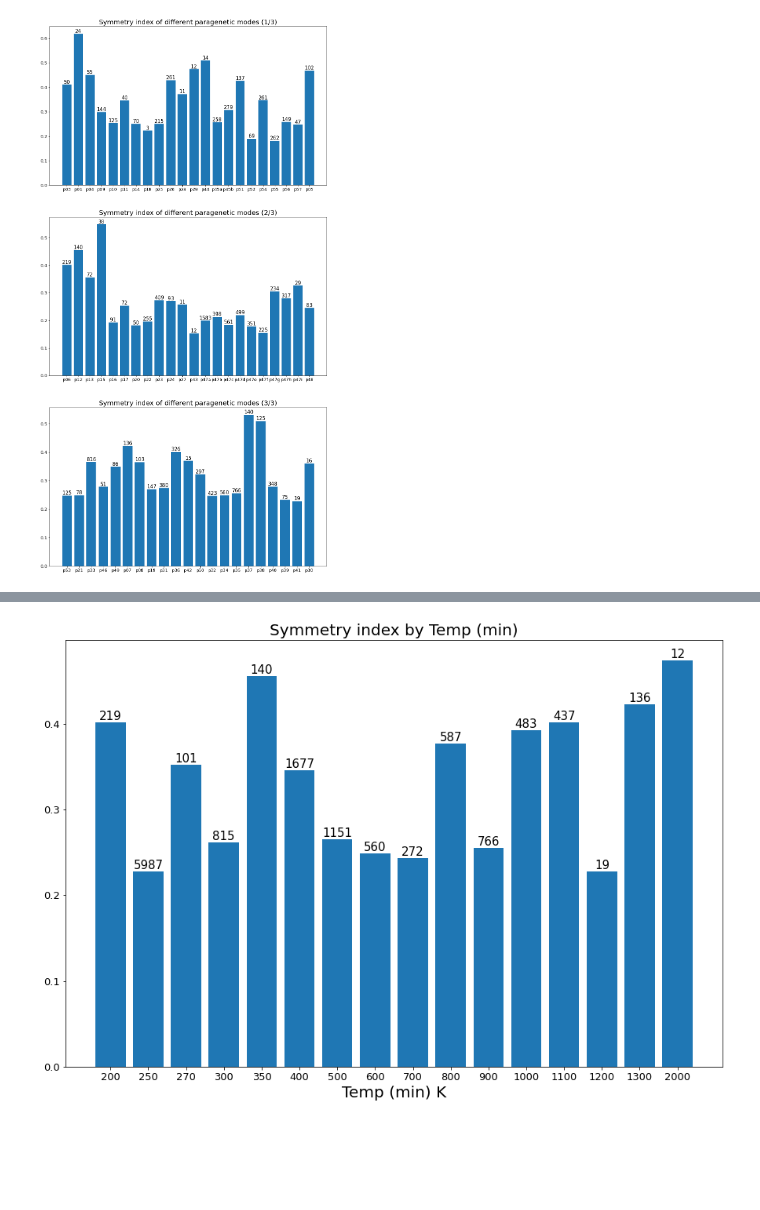
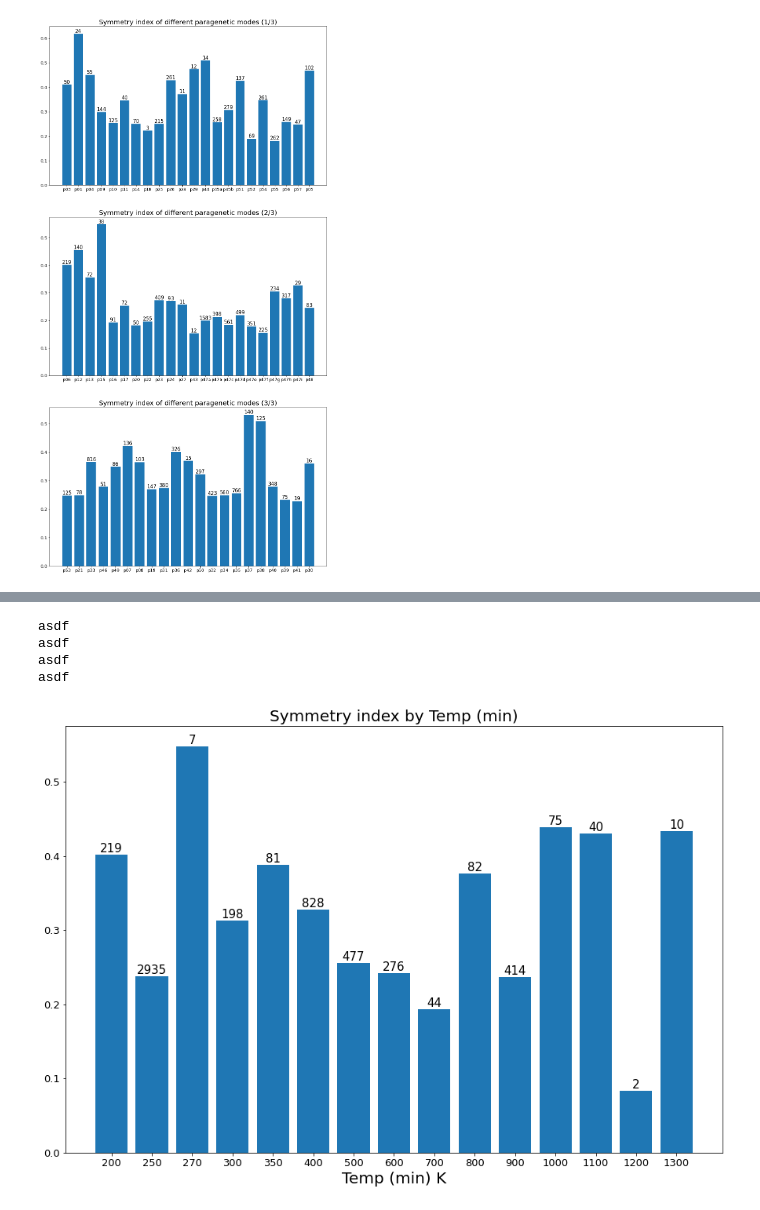
Before and after one commit to NoaVidovic/pgm-symmetry-analysis, a Jupyter notebook: data_analysis.ipynb, the cells around one changed output, grey strips where cells are left out. Cells and saved outputs as stored; diff of their text form; code cells hidden in the pictures; blank space fills up the shorter version.

```diff
--- a/data_analysis.ipynb
+++ b/data_analysis.ipynb
@@ -157,42 +211,27 @@ def sym_ind(CRIT):
     crit_populations = {}
     n_minerals_in_crit = {}
 
-    for p in minerals_in_pgm.keys():
-        if p == 'Lunar' or p == 'p02':
-            continue
+    mins_in_crit = minerals_in_crit(CRIT)
 
-        pgm_pop = { cs: 0 for cs in symmetry_indices.keys() }
+    for c in mins_in_crit.keys():
+        crit_pop = { cs: 0 for cs in symmetry_indices.keys() }
         num_minerals = 0
-        pgm_sym_ind = 0
+        crit_sym_ind = 0
 
-        for x in db.mineral_coll.find({ 'mineral_name': { '$in': minerals_in_pgm[p] } }):
+        for x in db.mineral_coll.find({ 'mineral_name': { '$in': mins_in_crit[c] } }):
             for crystal_system in x['crystal_systems']:
                 if crystal_system in symmetry_indices.keys():
-                    pgm_pop[crystal_system] += 1
+                    crit_pop[crystal_system] += 1
                     num_minerals += 1
-                    pgm_sym_ind += symmetry_indices[crystal_system]
+                    crit_sym_ind += symmetry_indices[crystal_system]
 
         try:
-            crit_sym_ind_part = pgm_sym_ind / symmetry_indices['cubic'] / num_minerals
+            crit_symmetry_indices[c] = crit_sym_ind / symmetry_indices['cubic'] / num_minerals
         except Exception as e:
             print(e)
 
-        crit = get_attr(p, CRIT)
-
-        if crit in crit_symmetry_indices.keys():
-            crit_pop = crit_populations[crit]
-            crit_populations[crit] = { cs: crit_pop[cs] + pgm_pop[cs] for cs in symmetry_indices.keys() }
-
-            n_tmp = n_minerals_in_crit[crit] + num_minerals
-            crit_symmetry_indices[crit] = (crit_symmetry_indices[crit] * n_minerals_in_crit[crit]\
-                                            + crit_sym_ind_part * num_minerals) / n_tmp
-
-            n_minerals_in_crit[crit] = n_tmp
-        else:
-            crit_symmetry_indices[crit] = crit_sym_ind_part
-            crit_populations[crit] = pgm_pop
-            n_minerals_in_crit[crit] = num_minerals
-
+        crit_populations[c] = crit_pop
+        n_minerals_in_crit[c] = num_minerals
 
     crit_symmetry_indices = { crit: crit_symmetry_indices[crit] for crit in sorted(crit_symmetry_indices) }
 
@@ -200,8 +239,13 @@ def sym_ind(CRIT):
 # %%
 crit_symmetry_indices, n_minerals_in_crit, crit_avg_populations = {}, {}, {}
 
-for CRIT in [ T_MIN, T_MAX, T_AVG, P_MIN, P_MAX, P_AVG ]:
+for CRIT in [ T_MIN, T_MAX, P_MIN, P_MAX ]:
     crit_symmetry_indices[CRIT], n_minerals_in_crit[CRIT], crit_avg_populations[CRIT] = sym_ind(CRIT)
+# %% [output]
+asdf
+asdf
+asdf
+asdf
 # %%
 def plot_crit(CRIT, name, n_plots=1, nums=False):
     fig, ax = plt.subplots(n_plots, figsize=(15, 10*n_plots))
@@ -221,9 +265,7 @@ def plot_crit(CRIT, name, n_plots=1, nums=False):
         crit_name = " ".join(CRIT.split()[:2])
 
         r = len(ordering[s:e])
-        ret = [ crit_symmetry_indices[CRIT][p] for p in ordering[s:e] ]
-
-        bars = ax[i].bar(range(r), ret)
+        bars = ax[i].bar(range(r), [ crit_symmetry_indices[CRIT][p] for p in ordering[s:e] ])
         ax[i].set_xticks(range(r), labels=ordering[s:e])
         ax[i].tick_params(axis='both', labelsize=FS_TICK)
         ax[i].set_title(f'Symmetry index by {crit_name}{num_name}', fontsize=FS_TITLE)
@@ -239,11 +281,10 @@ def plot_crit(CRIT, name, n_plots=1, nums=False):
                           )
 
     plt.savefig(f'results/{name}.png')
-    return ordering, ret
 # %%
-tmin_vals, tmin_syms = plot_crit(T_MIN, 'graph_tmin', nums=True)
+plot_crit(T_MIN, 'graph_tmin', nums=True)
 # %% [output]
-[figure, old version]
+[figure, new version]
 # %%
 plot_crit(T_MAX, 'graph_tmax', nums=True)
 # %% [output]
```
Also changed, not shown: parts of 15 cells of this notebook, 1 other file.
